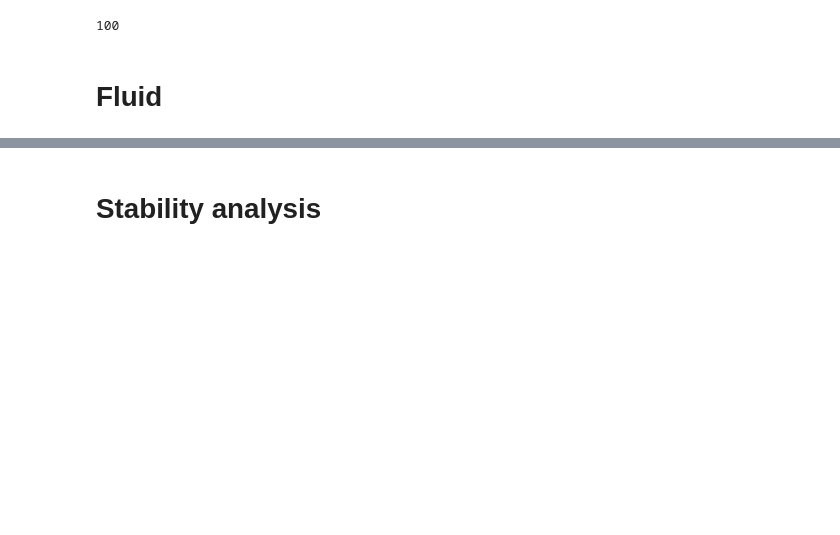
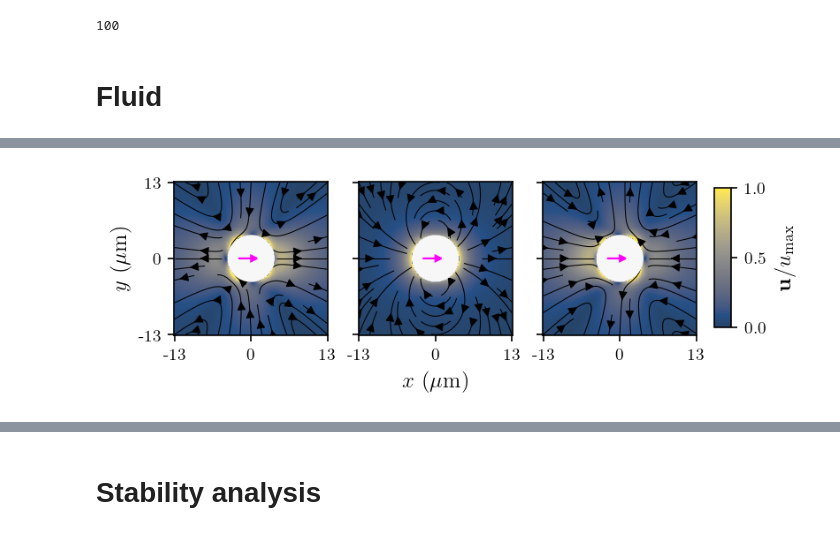
Before and after one commit to david16correa/LBM-benchmarks, a Jupyter notebook: 5 Squirmers/notebooks/main.ipynb, the cells around one changed output, grey strips where cells are left out. Drawn from its saved outputs; the diff is of its cells as text; code cells hidden in the pictures; blank space fills up the shorter version.

```diff
--- a/5 Squirmers/notebooks/main.ipynb
+++ b/5 Squirmers/notebooks/main.ipynb
@@ -82,0 +83,12 @@ plt.show()
+# %%
+nsDir = '../data.lbm/analyticalResults/'
+nsPusher = pd.read_csv(nsDir + '0.csv').set_index(["id_x","id_y"]).sort_index()
+nsNeutral = pd.read_csv(nsDir + '1.csv').set_index(["id_x","id_y"]).sort_index()
+nsPuller = pd.read_csv(nsDir + '2.csv').set_index(["id_x","id_y"]).sort_index()
+fig, axes = aux.NSOverview(nsPusher, nsNeutral, nsPuller, lims)
+
+plt.savefig("figs/NS.png", format="png", transparent=True, dpi=72, bbox_inches="tight")
+plt.savefig("figs/NShd.png", format="png", transparent=True, dpi=300, bbox_inches="tight")
+plt.show()
+# %% [output]
+[figure, added]
```
Also changed, not shown: parts of 17 cells of this notebook, 27 other files.
